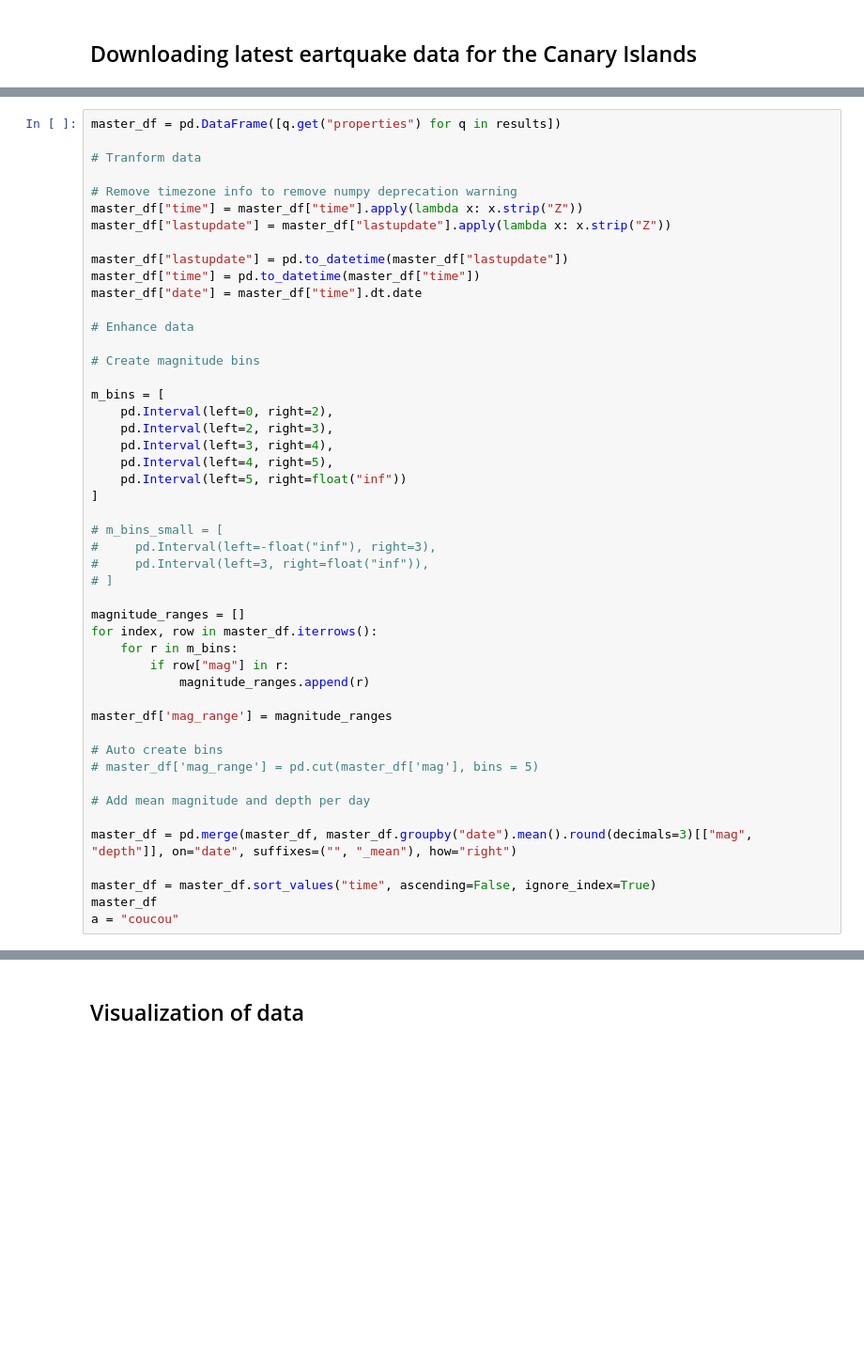
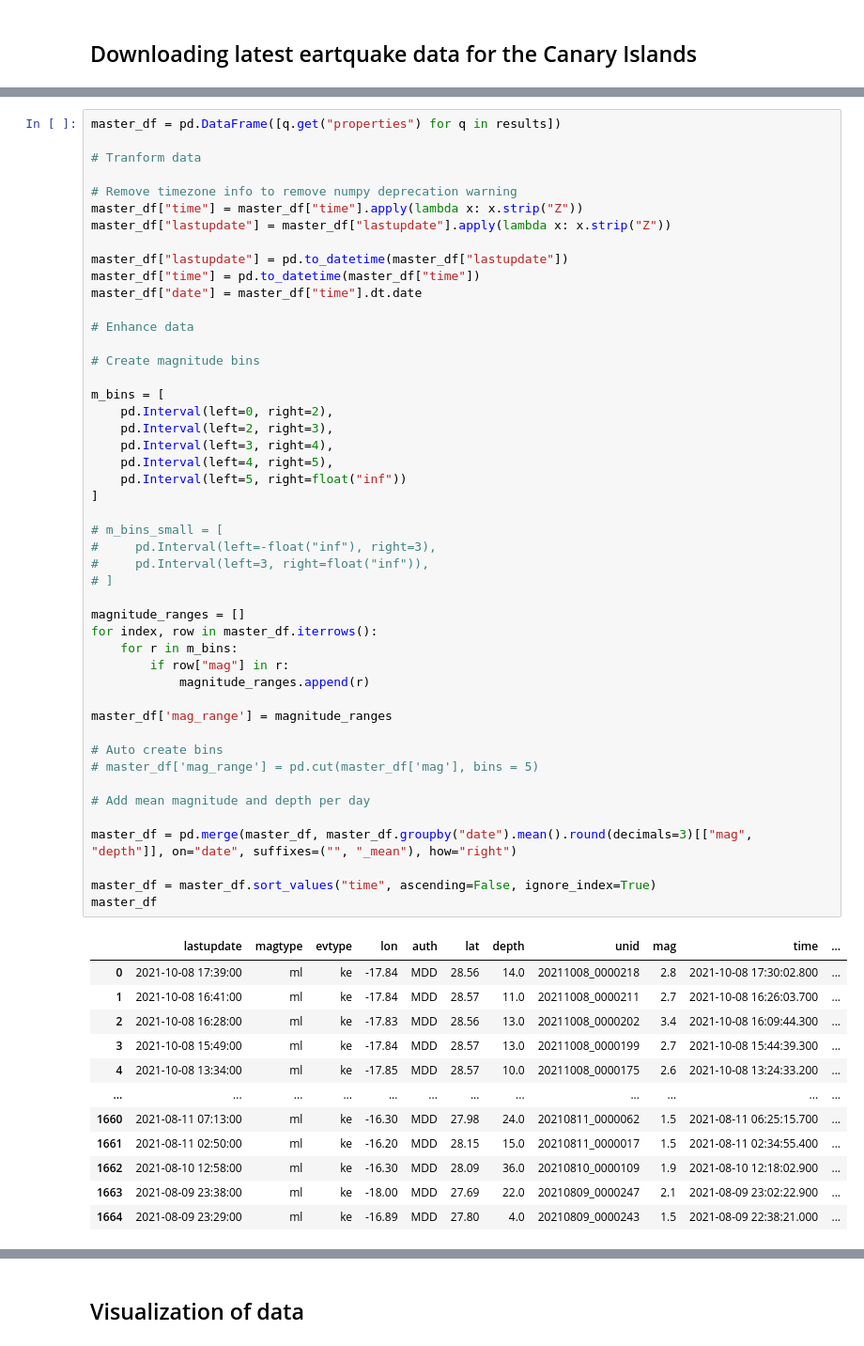
Before and after one commit to Anonymous5726221/lapalma_data, a Jupyter notebook: main.ipynb, the cells around one changed output, grey strips where cells are left out. Shown: that part at 94% size. Saved outputs shown, nothing was run; the diff lists cells and outputs as text; blank space fills up the shorter version.

```diff
--- a/main.ipynb
+++ b/main.ipynb
@@ -48,31 +48,43 @@ master_df["date"] = master_df["time"].dt.date
 m_bins = [
     pd.Interval(left=0, right=2),
     pd.Interval(left=2, right=3),
     pd.Interval(left=3, right=4),
     pd.Interval(left=4, right=5),
     pd.Interval(left=5, right=float("inf"))
 ]
 
 # m_bins_small = [
 #     pd.Interval(left=-float("inf"), right=3),
 #     pd.Interval(left=3, right=float("inf")),
 # ]
 
 magnitude_ranges = []
 for index, row in master_df.iterrows():
     for r in m_bins:
         if row["mag"] in r:
             magnitude_ranges.append(r)
 
 master_df['mag_range'] = magnitude_ranges
 
 # Auto create bins
 # master_df['mag_range'] = pd.cut(master_df['mag'], bins = 5)
 
 # Add mean magnitude and depth per day
 
 master_df = pd.merge(master_df, master_df.groupby("date").mean().round(decimals=3)[["mag", "depth"]], on="date", suffixes=("", "_mean"), how="right")
 
 master_df = master_df.sort_values("time", ascending=False, ignore_index=True)
 master_df
-a = "coucou"
+# %% [output]
+|  | lastupdate | magtype | evtype | lon | auth | lat | depth | unid | mag | time | ... |
+| 0 | 2021-10-08 17:39:00 | ml | ke | -17.84 | MDD | 28.56 | 14.0 | 20211008_0000218 | 2.8 | 2021-10-08 17:30:02.800 | ... |
+| 1 | 2021-10-08 16:41:00 | ml | ke | -17.84 | MDD | 28.57 | 11.0 | 20211008_0000211 | 2.7 | 2021-10-08 16:26:03.700 | ... |
+| 2 | 2021-10-08 16:28:00 | ml | ke | -17.83 | MDD | 28.56 | 13.0 | 20211008_0000202 | 3.4 | 2021-10-08 16:09:44.300 | ... |
+| 3 | 2021-10-08 15:49:00 | ml | ke | -17.84 | MDD | 28.57 | 13.0 | 20211008_0000199 | 2.7 | 2021-10-08 15:44:39.300 | ... |
+| 4 | 2021-10-08 13:34:00 | ml | ke | -17.85 | MDD | 28.57 | 10.0 | 20211008_0000175 | 2.6 | 2021-10-08 13:24:33.200 | ... |
+| ... | ... | ... | ... | ... | ... | ... | ... | ... | ... | ... | ... |
+| 1660 | 2021-08-11 07:13:00 | ml | ke | -16.30 | MDD | 27.98 | 24.0 | 20210811_0000062 | 1.5 | 2021-08-11 06:25:15.700 | ... |
+| 1661 | 2021-08-11 02:50:00 | ml | ke | -16.20 | MDD | 28.15 | 15.0 | 20210811_0000017 | 1.5 | 2021-08-11 02:34:55.400 | ... |
+| 1662 | 2021-08-10 12:58:00 | ml | ke | -16.30 | MDD | 28.09 | 36.0 | 20210810_0000109 | 1.9 | 2021-08-10 12:18:02.900 | ... |
+| 1663 | 2021-08-09 23:38:00 | ml | ke | -18.00 | MDD | 27.69 | 22.0 | 20210809_0000247 | 2.1 | 2021-08-09 23:02:22.900 | ... |
+| 1664 | 2021-08-09 23:29:00 | ml | ke | -16.89 | MDD | 27.80 | 4.0 | 20210809_0000243 | 1.5 | 2021-08-09 22:38:21.000 | ... |
```
Also changed, not shown: parts of 6 cells of this notebook.
